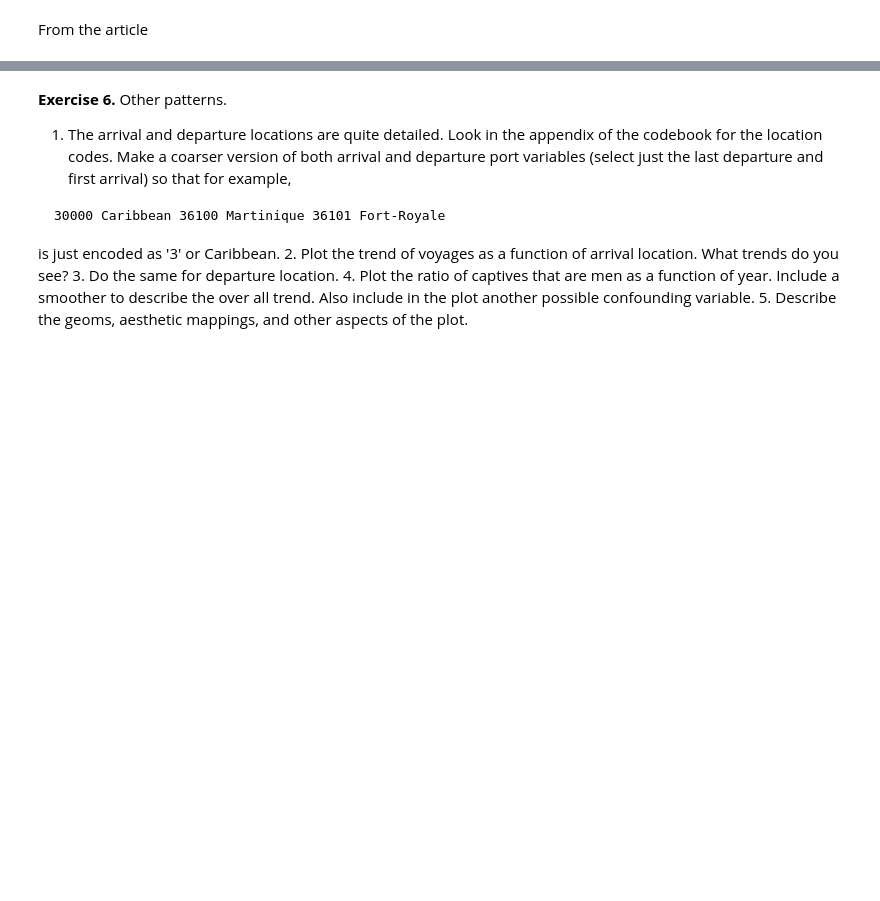
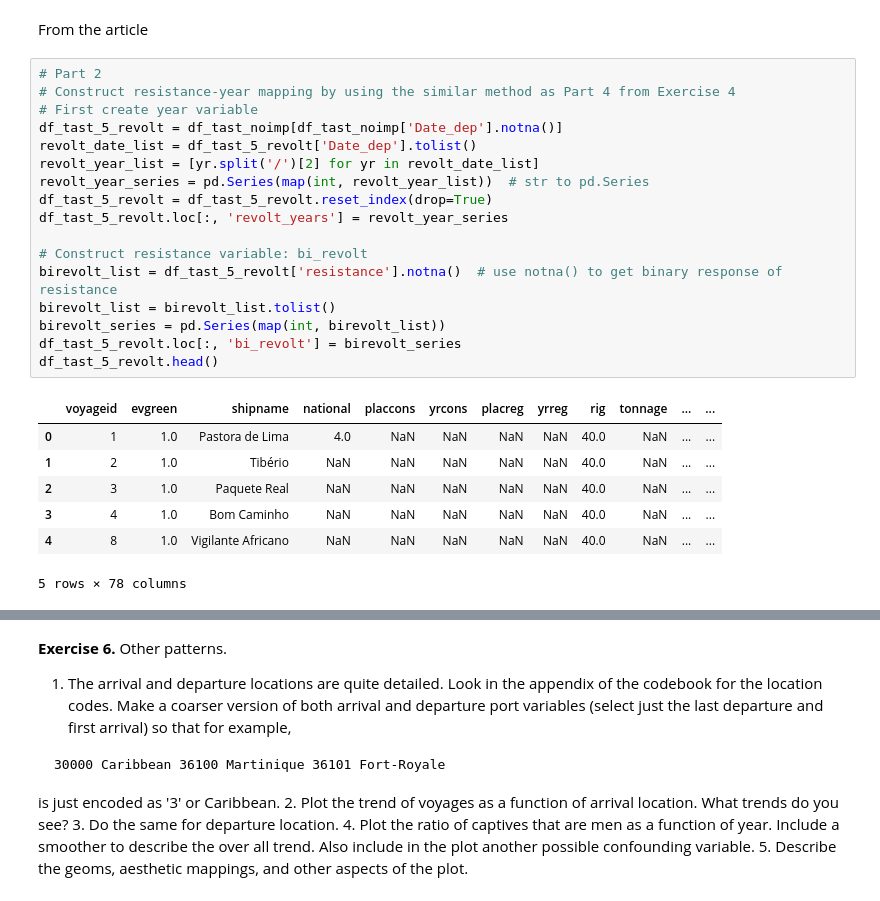
Before and after one commit to Chenghan-Sun/DS-Projects, a Jupyter notebook: 220_midterm/midterm.ipynb, the cells around one changed output, grey strips where cells are left out. Drawn from its saved outputs; the diff is of its cells as text; blank space fills up the shorter version.

```diff
--- a/220_midterm/midterm.ipynb
+++ b/220_midterm/midterm.ipynb
@@ -466,2 +486,27 @@ df_tast_5_shipinfer
 # %% [markdown]
 From the article
+# %%
+# Part 2
+# Construct resistance-year mapping by using the similar method as Part 4 from Exercise 4
+# First create year variable
+df_tast_5_revolt = df_tast_noimp[df_tast_noimp['Date_dep'].notna()]
+revolt_date_list = df_tast_5_revolt['Date_dep'].tolist()
+revolt_year_list = [yr.split('/')[2] for yr in revolt_date_list]
+revolt_year_series = pd.Series(map(int, revolt_year_list))  # str to pd.Series
+df_tast_5_revolt = df_tast_5_revolt.reset_index(drop=True)
+df_tast_5_revolt.loc[:, 'revolt_years'] = revolt_year_series
+
+# Construct resistance variable: bi_revolt
+birevolt_list = df_tast_5_revolt['resistance'].notna()  # use notna() to get binary response of resistance
+birevolt_list = birevolt_list.tolist()
+birevolt_series = pd.Series(map(int, birevolt_list))
+df_tast_5_revolt.loc[:, 'bi_revolt'] = birevolt_series
+df_tast_5_revolt.head()
+# %% [output]
+|  | voyageid | evgreen | shipname | national | placcons | yrcons | placreg | yrreg | rig | tonnage | ... | ... |
+| 0 | 1 | 1.0 | Pastora de Lima | 4.0 | NaN | NaN | NaN | NaN | 40.0 | NaN | ... | ... |
+| 1 | 2 | 1.0 | Tibério | NaN | NaN | NaN | NaN | NaN | 40.0 | NaN | ... | ... |
+| 2 | 3 | 1.0 | Paquete Real | NaN | NaN | NaN | NaN | NaN | 40.0 | NaN | ... | ... |
+| 3 | 4 | 1.0 | Bom Caminho | NaN | NaN | NaN | NaN | NaN | 40.0 | NaN | ... | ... |
+| 4 | 8 | 1.0 | Vigilante Africano | NaN | NaN | NaN | NaN | NaN | 40.0 | NaN | ... | ... |
+5 rows × 78 columns
```
Also changed, not shown: parts of 5 cells of this notebook.
